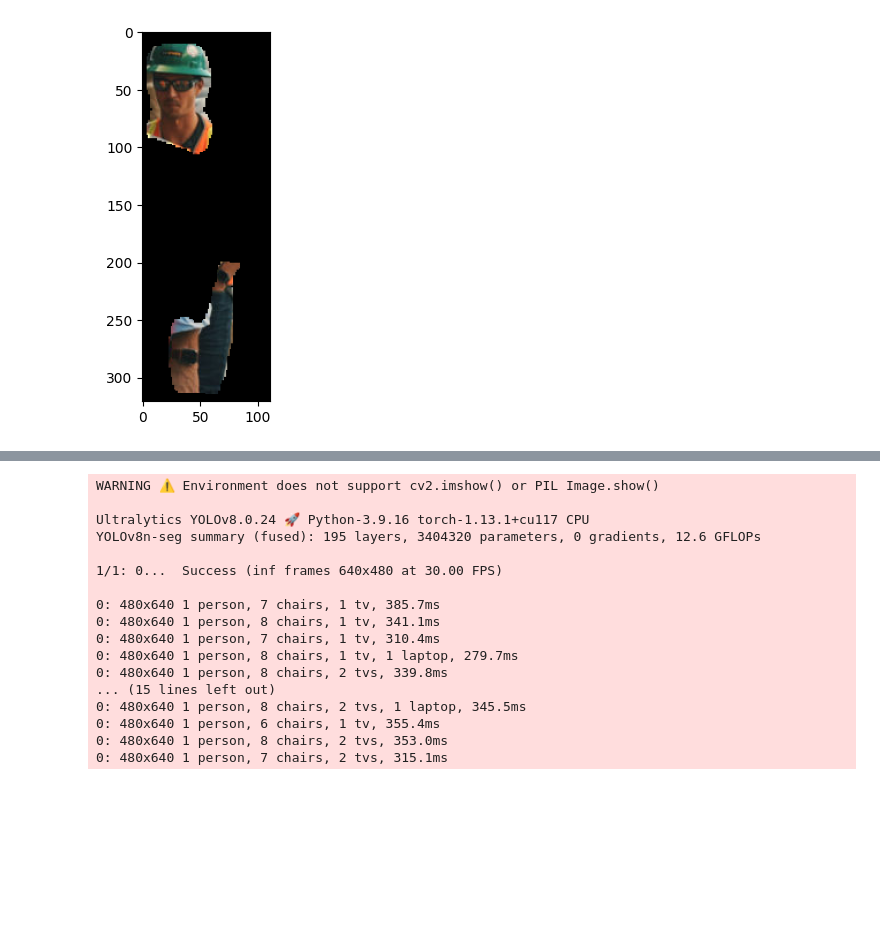
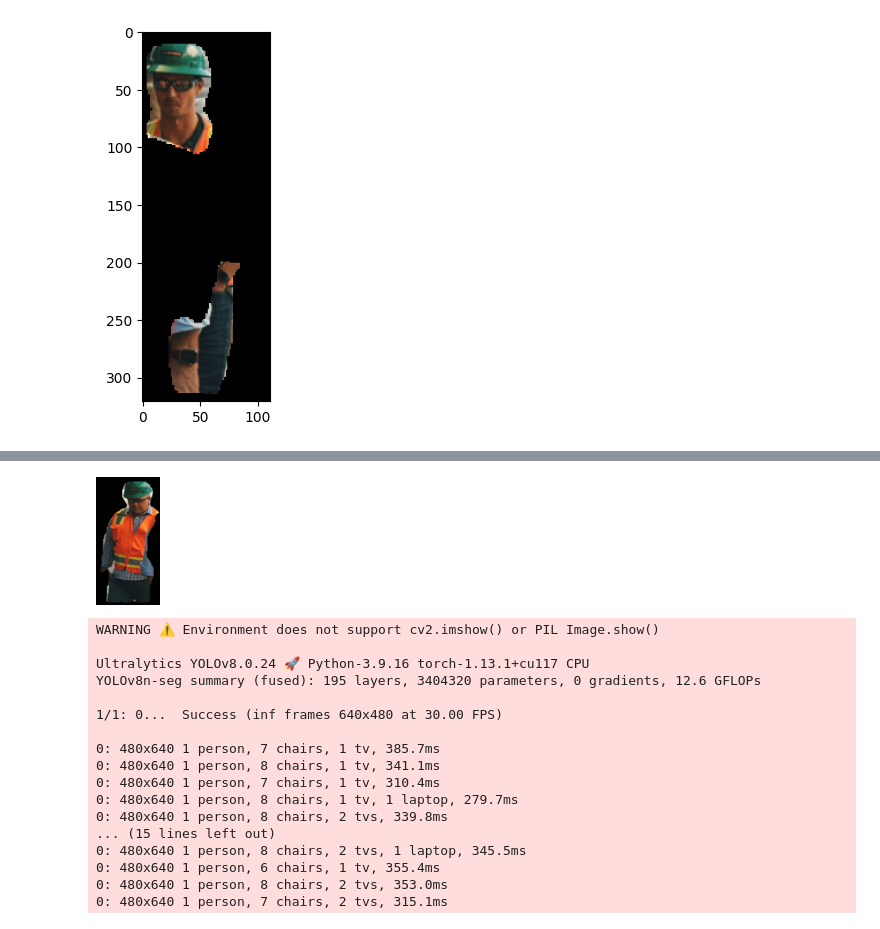
Before and after one commit to jprogrammer13/re-identification, a Jupyter notebook: person_detection.ipynb, the cells around one changed output, grey strips where cells are left out. Saved outputs shown, nothing was run; the diff lists cells and outputs as text; code cells hidden in the pictures; blank space fills up the shorter version.

```diff
--- a/person_detection.ipynb
+++ b/person_detection.ipynb
@@ -59,0 +70,4 @@ croped = [crop_segmentation(,,frame) for i in zip(masks,boxes)]
+# %%
+preprocess(Image.fromarray(cropped[1]))
+# %% [output]
+[figure, added]
```
Also changed, not shown: parts of 7 cells of this notebook, 1 other file.
